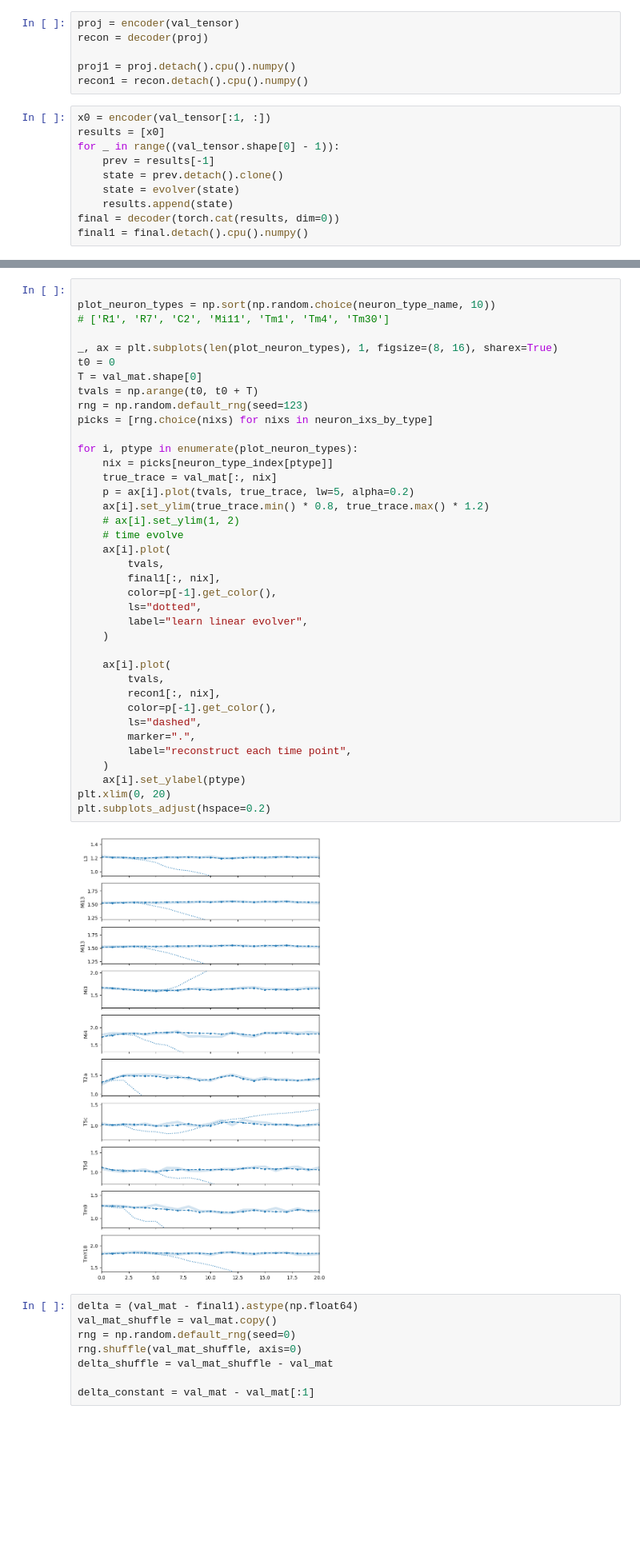
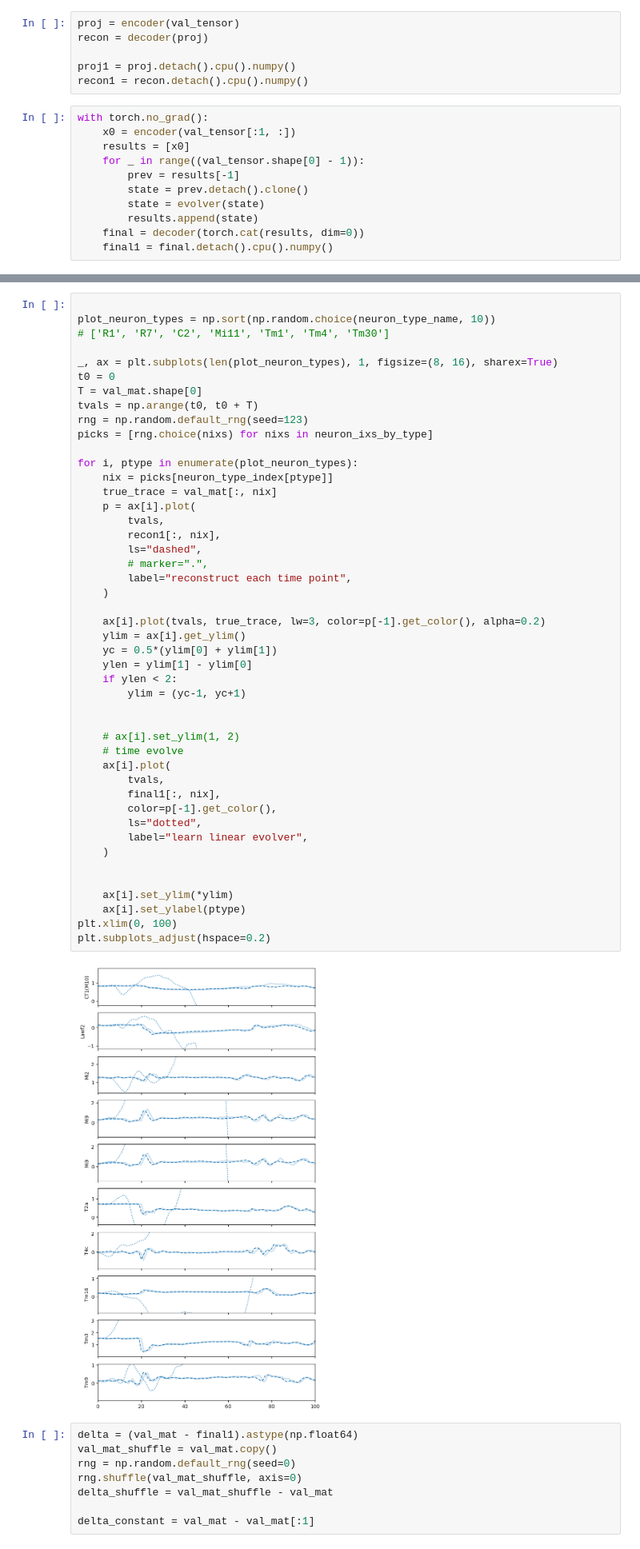
Before and after one commit to saalfeldlab/NeuralGraph, a Jupyter notebook: src/NeuralGraph/notebooks/latent_space.ipynb, the cells around one changed output, grey strips where cells are left out. Shown at 80% size. Drawn from its saved outputs; the diff is of its cells as text; blank space fills up the shorter version.

```diff
--- a/src/NeuralGraph/notebooks/latent_space.ipynb
+++ b/src/NeuralGraph/notebooks/latent_space.ipynb
@@ -347,12 +400,13 @@ recon = decoder(proj)
 proj1 = proj.detach().cpu().numpy()
 recon1 = recon.detach().cpu().numpy()
 # %%
-x0 = encoder(val_tensor[:1, :])
-results = [x0]
-for _ in range((val_tensor.shape[0] - 1)):
-    prev = results[-1]
-    state = prev.detach().clone()
-    state = evolver(state)
-    results.append(state)
-final = decoder(torch.cat(results, dim=0))
-final1 = final.detach().cpu().numpy()
+with torch.no_grad():
+    x0 = encoder(val_tensor[:1, :])
+    results = [x0]
+    for _ in range((val_tensor.shape[0] - 1)):
+        prev = results[-1]
+        state = prev.detach().clone()
+        state = evolver(state)
+        results.append(state)
+    final = decoder(torch.cat(results, dim=0))
+    final1 = final.detach().cpu().numpy()
@@ -363,43 +413,51 @@ final1.shape
 # %%
 
 plot_neuron_types = np.sort(np.random.choice(neuron_type_name, 10))
 # ['R1', 'R7', 'C2', 'Mi11', 'Tm1', 'Tm4', 'Tm30']
 
 _, ax = plt.subplots(len(plot_neuron_types), 1, figsize=(8, 16), sharex=True)
 t0 = 0
 T = val_mat.shape[0]
 tvals = np.arange(t0, t0 + T)
 rng = np.random.default_rng(seed=123)
 picks = [rng.choice(nixs) for nixs in neuron_ixs_by_type]
 
 for i, ptype in enumerate(plot_neuron_types):
     nix = picks[neuron_type_index[ptype]]
     true_trace = val_mat[:, nix]
-    p = ax[i].plot(tvals, true_trace, lw=5, alpha=0.2)
-    ax[i].set_ylim(true_trace.min() * 0.8, true_trace.max() * 1.2)
+    p = ax[i].plot(
+        tvals,
+        recon1[:, nix],
+        ls="dashed",
+        # marker=".",
+        label="reconstruct each time point",
+    )
+
+    ax[i].plot(tvals, true_trace, lw=3, color=p[-1].get_color(), alpha=0.2)
+    ylim = ax[i].get_ylim()
+    yc = 0.5*(ylim[0] + ylim[1])
+    ylen = ylim[1] - ylim[0]
+    if ylen < 2:
+        ylim = (yc-1, yc+1)
+
+
     # ax[i].set_ylim(1, 2)
     # time evolve
     ax[i].plot(
         tvals,
         final1[:, nix],
         color=p[-1].get_color(),
         ls="dotted",
         label="learn linear evolver",
     )
 
-    ax[i].plot(
-        tvals,
-        recon1[:, nix],
-        color=p[-1].get_color(),
-        ls="dashed",
-        marker=".",
-        label="reconstruct each time point",
-    )
+
+    ax[i].set_ylim(*ylim)
     ax[i].set_ylabel(ptype)
-plt.xlim(0, 20)
+plt.xlim(0, 100)
 plt.subplots_adjust(hspace=0.2)
 # %% [output]
-[figure, old version]
+[figure, new version]
 # %%
 delta = (val_mat - final1).astype(np.float64)
 val_mat_shuffle = val_mat.copy()
```
Also changed, not shown: parts of 19 cells of this notebook, 5 other files.
